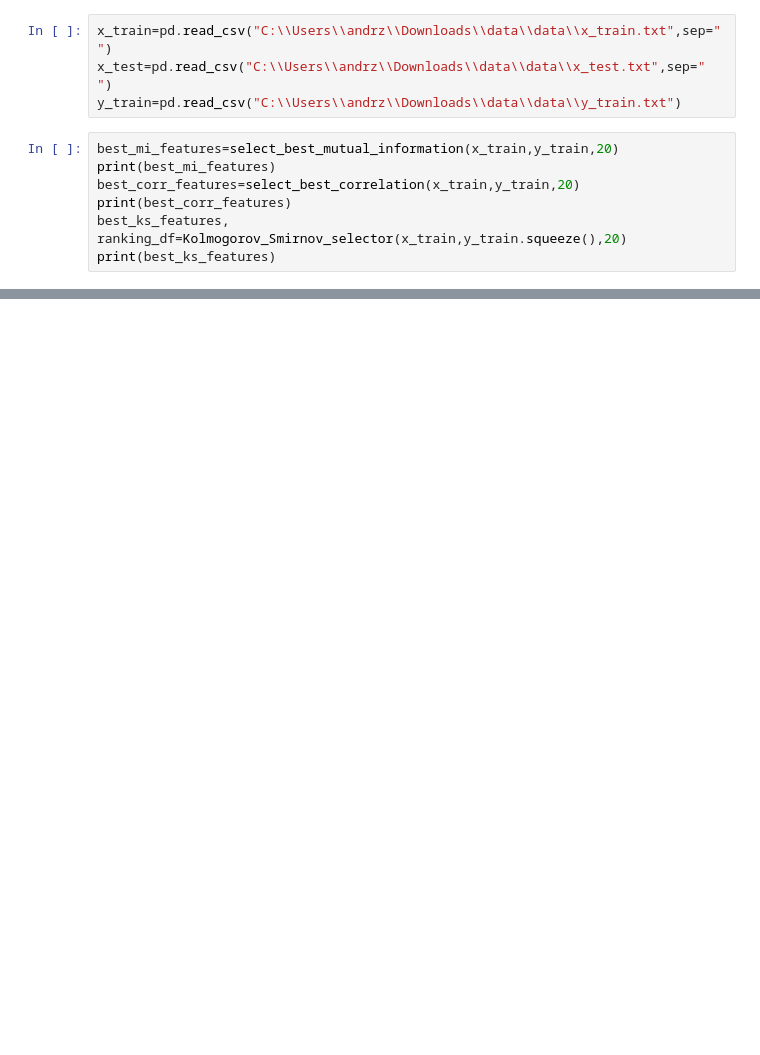
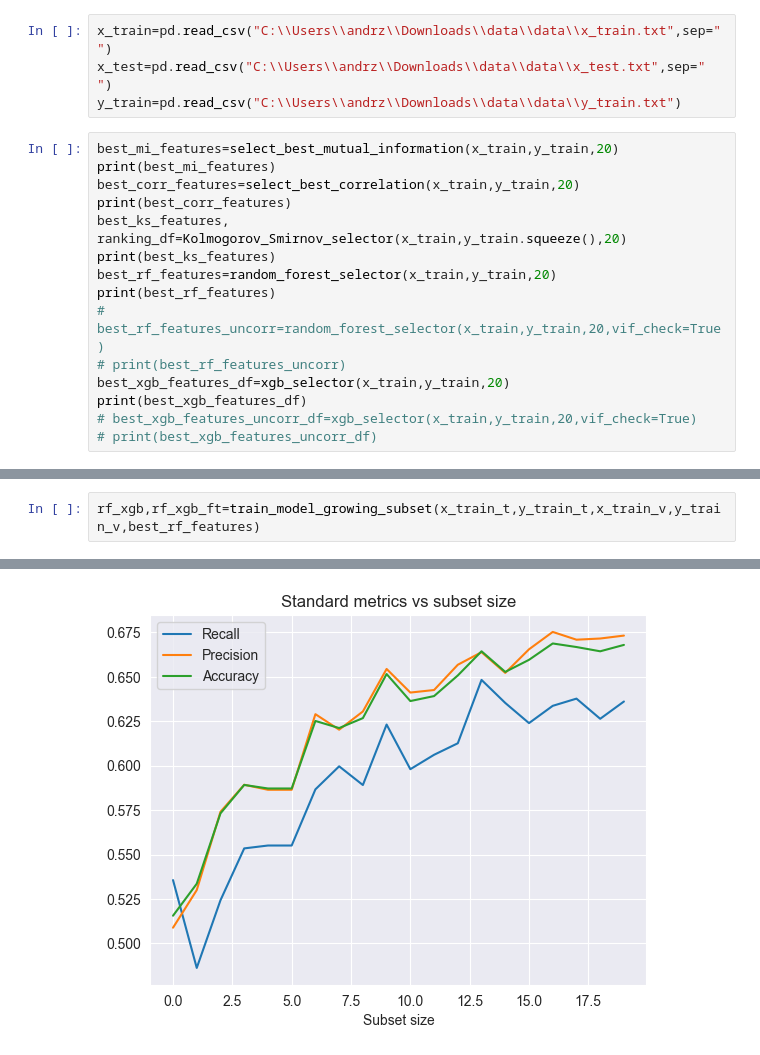
Before and after one commit to M-SZEWCZAK/-Cost-Sensitive-Predictive-Modeling, a Jupyter notebook: eda/structured_selection_runs.ipynb, the cells around one changed output, grey strips where cells are left out. Saved outputs shown, nothing was run; the diff lists cells and outputs as text; blank space fills up the shorter version.

```diff
--- a/eda/structured_selection_runs.ipynb
+++ b/eda/structured_selection_runs.ipynb
@@ -23,4 +26,12 @@ best_corr_features=select_best_correlation(x_train,y_train,20)
 print(best_corr_features)
 best_ks_features, ranking_df=Kolmogorov_Smirnov_selector(x_train,y_train.squeeze(),20)
 print(best_ks_features)
+best_rf_features=random_forest_selector(x_train,y_train,20)
+print(best_rf_features)
+# best_rf_features_uncorr=random_forest_selector(x_train,y_train,20,vif_check=True)
+# print(best_rf_features_uncorr)
+best_xgb_features_df=xgb_selector(x_train,y_train,20)
+print(best_xgb_features_df)
+# best_xgb_features_uncorr_df=xgb_selector(x_train,y_train,20,vif_check=True)
+# print(best_xgb_features_uncorr_df)
 # %% [output]
@@ -34,0 +146,3 @@ print(all_methods_included)
+# %%
+rf_xgb,rf_xgb_ft=train_model_growing_subset(x_train_t,y_train_t,x_train_v,y_train_v,best_rf_features)
+# %% [output]
@@ -34,0 +169 @@ print(all_methods_included)
+[figure, added]
```
Also changed, not shown: parts of 12 cells of this notebook, 2 other files.
